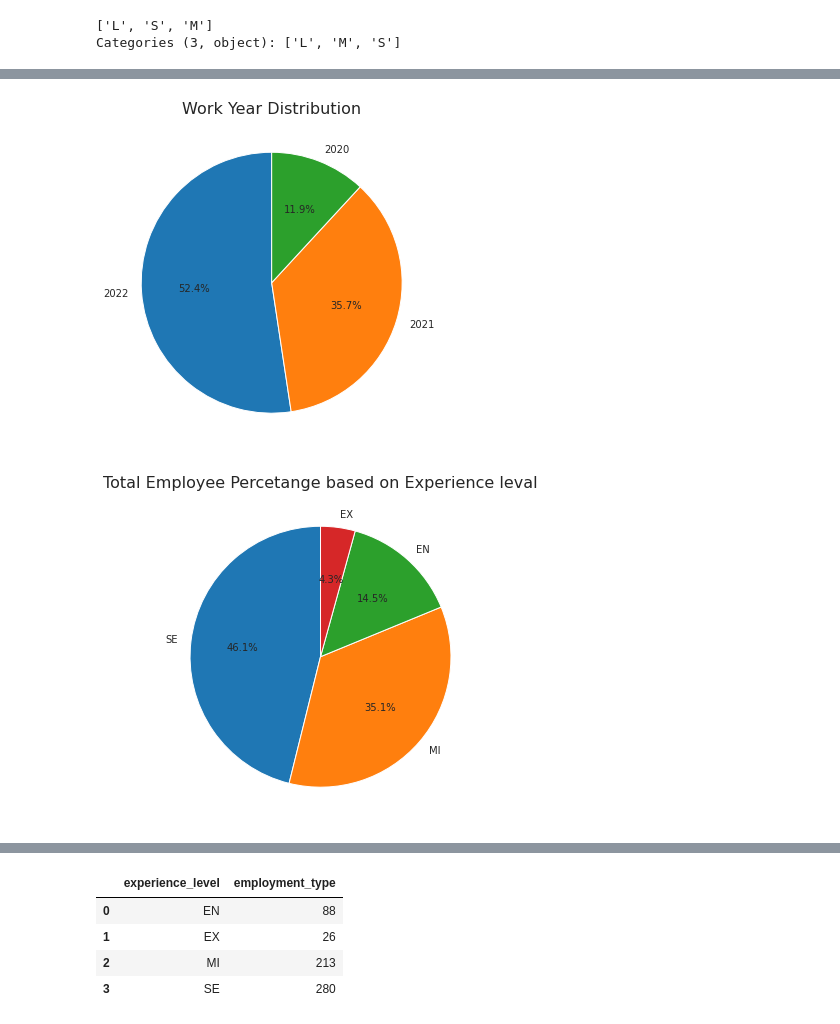
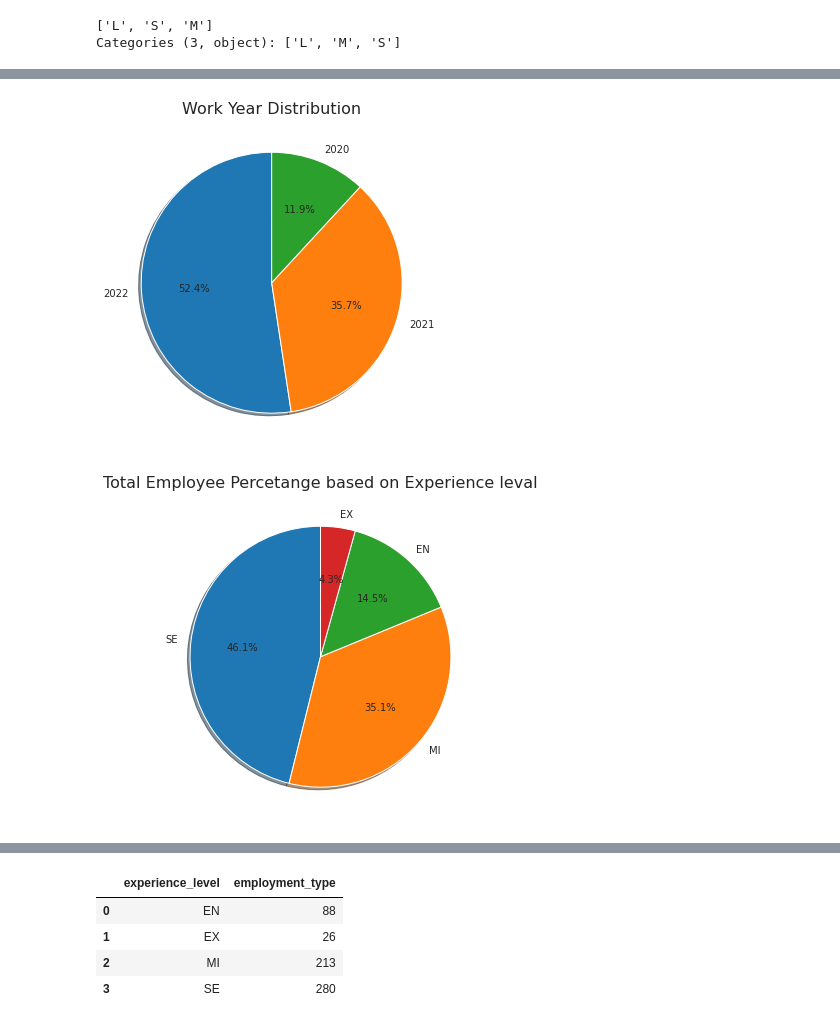
Before and after one commit to Navjotkhatri/Data-Scientist-Salary-Analysis, a Jupyter notebook: Data_Scientist_worldwide_Salary_Analysis.ipynb, the cells around one changed output, grey strips where cells are left out. Cells and saved outputs as stored; diff of their text form; code cells hidden in the pictures.

```diff
--- a/Data_Scientist_worldwide_Salary_Analysis.ipynb
+++ b/Data_Scientist_worldwide_Salary_Analysis.ipynb
@@ -163,18 +163,18 @@ sl_df.head()
 # %%
 plt.figure(figsize=(8,6))
 plt.title("Work Year Distribution",fontsize = 16)
-plt.pie(sl_df.work_year.value_counts(), labels=sl_df.work_year.value_counts().index,autopct='%1.1f%%',startangle=90)
+plt.pie(sl_df.work_year.value_counts(), labels=sl_df.work_year.value_counts().index,autopct='%1.1f%%',startangle=90,shadow = True)
 plt.show()
 # %% [output]
-[figure, old version]
+[figure, new version]
 # %%
 #pie chart
 plt.figure(figsize=(8,6))
 plt.title("Total Employee Percetange based on Experience leval",fontsize = 16)
-plt.pie(sl_df.experience_level.value_counts(), labels=sl_df.experience_level.value_counts().index,autopct='%1.1f%%',startangle=90)
+plt.pie(sl_df.experience_level.value_counts(), labels=sl_df.experience_level.value_counts().index,autopct='%1.1f%%',startangle=90,shadow = True)
 plt.show()
 # %% [output]
-[figure, old version]
+[figure, new version]
 # %%
 #pie chart
 plt.figure(figsize=(8,6))
```
Also changed, not shown: parts of 11 cells of this notebook.
